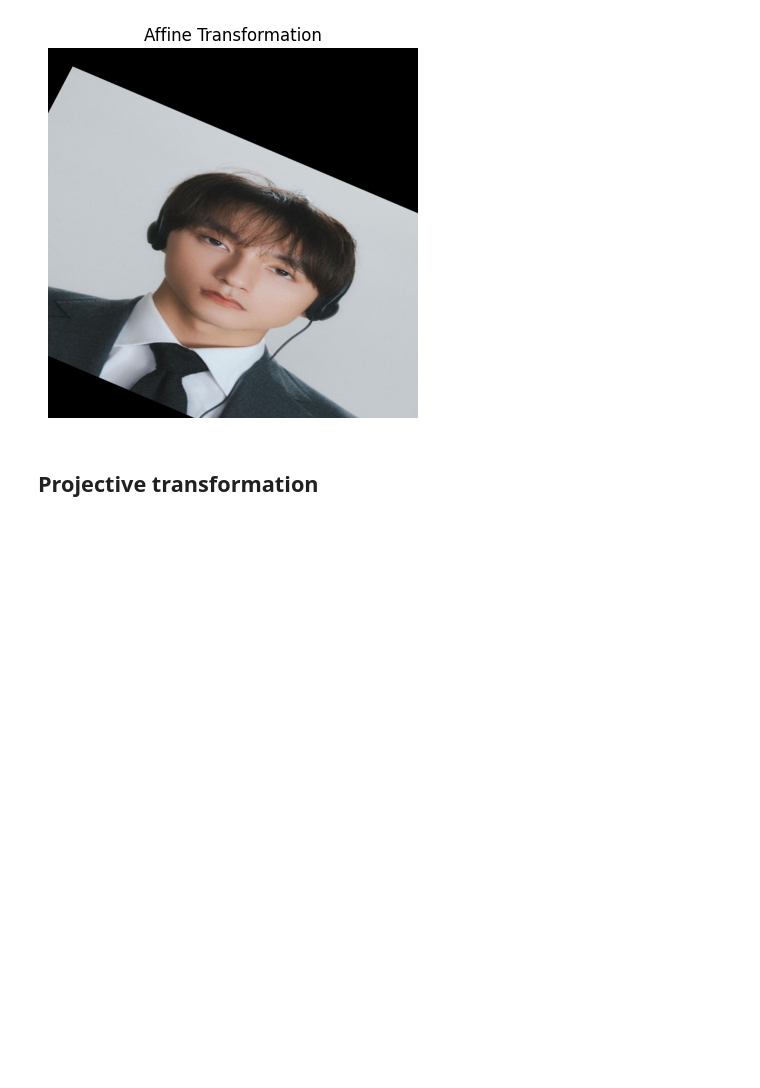
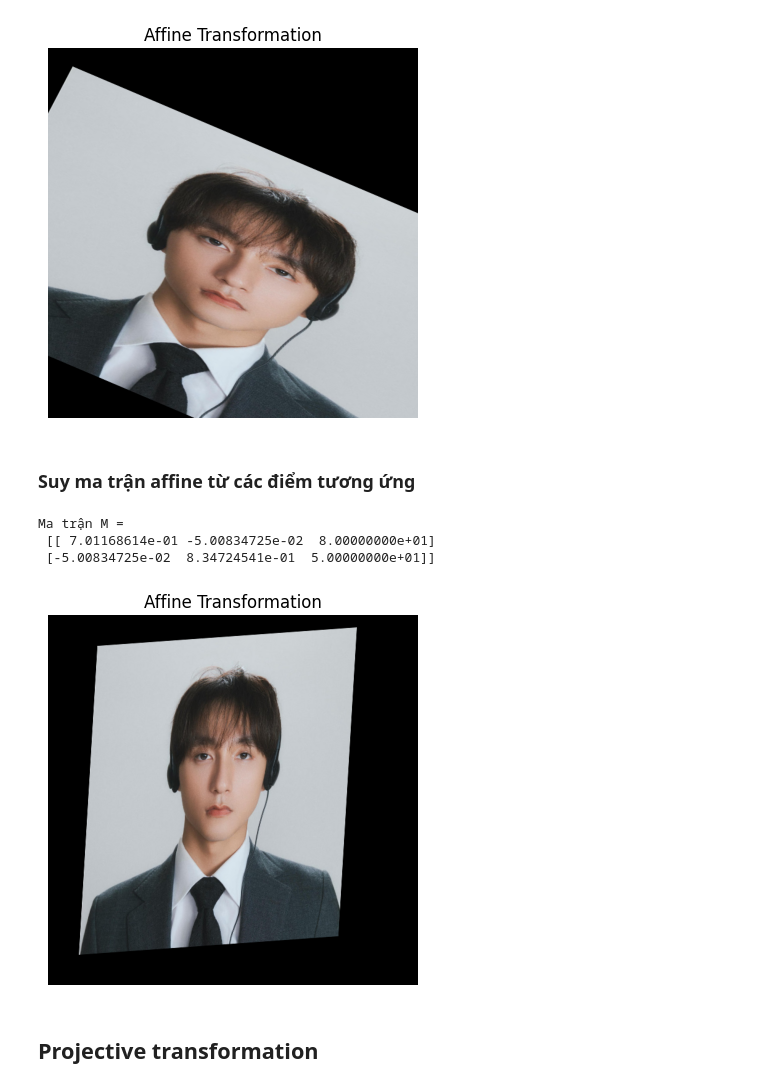
Before and after one commit to CaPPok/CV_Project_2, a Jupyter notebook: SourceCode/module2.ipynb, the cells around one changed output. Drawn from its saved outputs; the diff is of its cells as text; code cells hidden in the pictures; blank space fills up the shorter version.

```diff
--- a/SourceCode/module2.ipynb
+++ b/SourceCode/module2.ipynb
@@ -201,6 +195,33 @@ affine_img = cv2.warpAffine(img, affine_matrix, (w,h))
 show_plt("Affine Transformation", affine_img)
 # %% [output]
 [figure]
+# %% [markdown]
+### Suy ma trận affine từ các điểm tương ứng
+# %%
+pts1 = np.array([
+    [0, 0],
+    [w-1, 0],
+    [0, h-1],
+],dtype=np.float32)
+
+pts2 = np.array([
+    [80, 50],
+    [w-100, 20],
+    [50, h-50],
+],dtype=np.float32)
+
+M = cv2.getAffineTransform(pts1, pts2)
+
+affine = cv2.warpAffine(img, M, (w, h))
+
+print("Ma trận M =\n", M)
+
+show_plt("Affine Transformation", affine)
+# %% [output]
+Ma trận M =
+ [[ 7.01168614e-01 -5.00834725e-02  8.00000000e+01]
+ [-5.00834725e-02  8.34724541e-01  5.00000000e+01]]
+[figure, added]
 # %% [markdown]
 ## Projective transformation
 # %%
```
Also changed, not shown: parts of 17 cells of this notebook, 1 other file.
